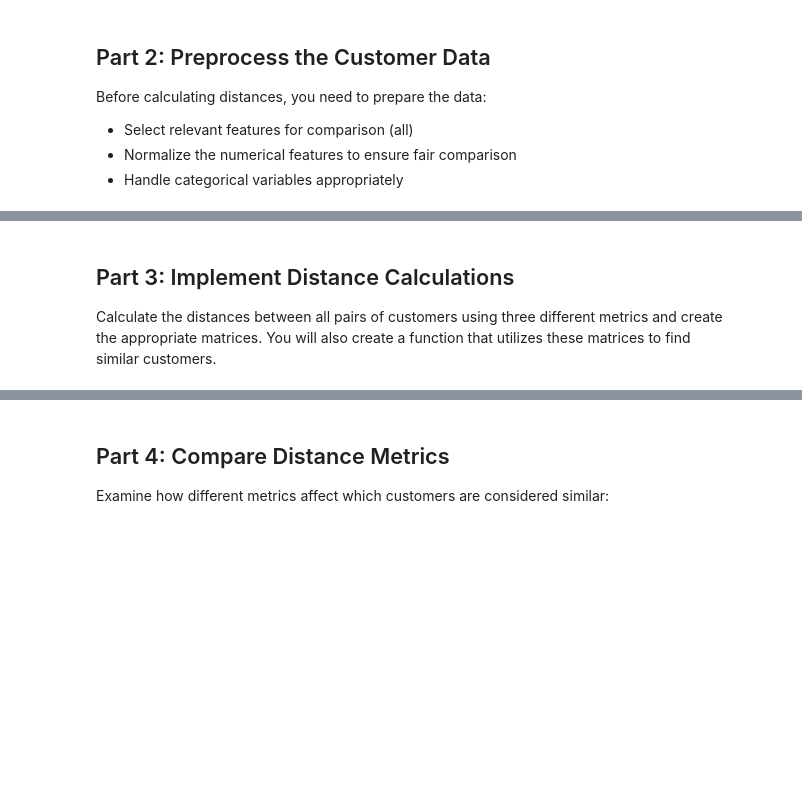
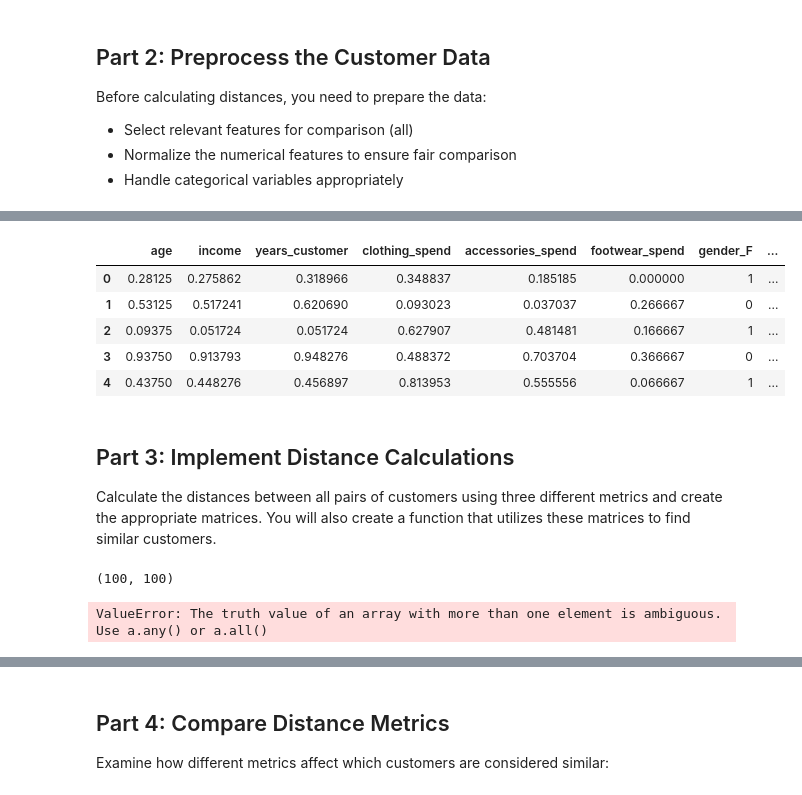
Before and after one commit to marhas109/ds08_all, a Jupyter notebook: mod1_distance_metrics_lab.ipynb, the cells around one changed output, grey strips where cells are left out. Drawn from its saved outputs; the diff is of its cells as text; code cells hidden in the pictures; blank space fills up the shorter version.

```diff
--- a/mod1_distance_metrics_lab.ipynb
+++ b/mod1_distance_metrics_lab.ipynb
@@ -78,0 +127,10 @@ Before calculating distances, you need to prepare the data:
+# %%
+features_df = pd.concat([df_normalized_numerical, df_encoded_categorical], axis=1)
+features_df.head()
+# %% [output]
+|  | age | income | years_customer | clothing_spend | accessories_spend | footwear_spend | gender_F | ... |
+| 0 | 0.28125 | 0.275862 | 0.318966 | 0.348837 | 0.185185 | 0.000000 | 1 | ... |
+| 1 | 0.53125 | 0.517241 | 0.620690 | 0.093023 | 0.037037 | 0.266667 | 0 | ... |
+| 2 | 0.09375 | 0.051724 | 0.051724 | 0.627907 | 0.481481 | 0.166667 | 1 | ... |
+| 3 | 0.93750 | 0.913793 | 0.948276 | 0.488372 | 0.703704 | 0.366667 | 0 | ... |
+| 4 | 0.43750 | 0.448276 | 0.456897 | 0.813953 | 0.555556 | 0.066667 | 1 | ... |
@@ -107,13 +170,17 @@ features_df.head()
 # %% [markdown]
 ## Part 3: Implement Distance Calculations
 Calculate the distances between all pairs of customers using three different metrics and create the appropriate matrices. You will also create a function that utilizes these matrices to find similar customers.
+# %%
+euclidean_matrix.shape
+# %% [output]
+(100, 100)
 # %%
 # CodeGrade step3
 # Calculate distance matrices using scikit-learn
-euclidean_matrix = None
-manhattan_matrix = None
-cosine_sim_matrix = None
-cosine_dist_matrix = None
+euclidean_matrix = euclidean_distances(features)
+manhattan_matrix = manhattan_distances(features)
+cosine_sim_matrix = cosine_similarity(features)
+cosine_dist_matrix = 1 - cosine_sim_matrix
 
 # Create a function to find the most similar customers for a given customer id in the dataset
 def find_similar_customers(customer_id, distance_matrix, n=3):
@@ -132,14 +199,24 @@ def find_similar_customers(customer_id, distance_matrix, n=3):
     cust_idx = customer_id - 1
 
     # Get distances for the specified customer - use cust_idx not id
-    distances = None
+    if distance_matrix == 'euclidean_matrix':
+        distances_all = pd.DataFrame([euclidean_matrix[cust_idx][i] for i in range(99) if i != cust_idx]).sort_values()
+        distances = distances_all[0:n]
+
+    elif distance_matrix == manhattan_matrix:
+        distances_all = pd.Series([manhattan_matrix[cust_idx][i] for i in range(len('age')) if i != cust_idx]).sort_values()
+
+    elif distance_matrix == cosine_dist_matrix:
+        distances_all = pd.Series([cosine_dist_matrix[cust_idx][i] for i in range(len('age')) if i != cust_idx]).sort_values()
 
     # Get indices of n most similar customers (smallest distances) - make sure to avoid returning the customer themselves - sort by smallest first
-    most_similar_idx = None
+    most_similar_idx = distances.index.tolist()
 
     return most_similar_idx
 
 # Test the function with customer id 10 and the three different matrices
 euclidean_similar = find_similar_customers(10, euclidean_matrix)
-manhattan_similar = find_similar_customers(10, manhattan_matrix)
-cosine_similar = find_similar_customers(10, cosine_dist_matrix)
+# manhattan_similar = find_similar_customers(10, manhattan_matrix)
+# cosine_similar = find_similar_customers(10, cosine_dist_matrix)
+# %% [output]
+ValueError: The truth value of an array with more than one element is ambiguous. Use a.any() or a.all()
```
Also changed, not shown: parts of 13 cells of this notebook.
